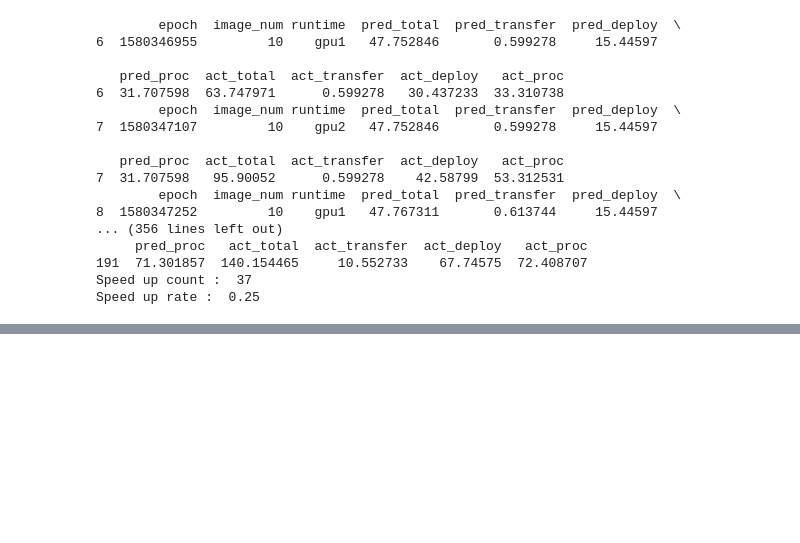
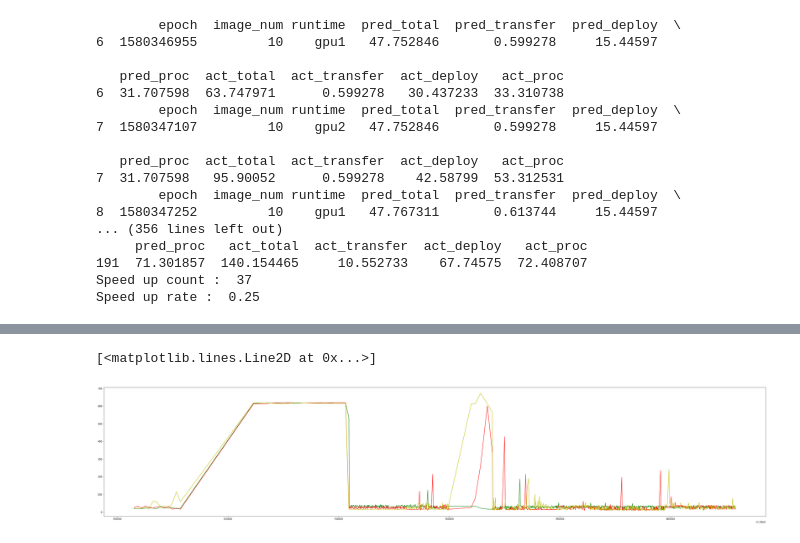
Before and after one commit to Heronalps/STOIC, a Jupyter notebook: jupyter/Scheduling Analysis.ipynb, the cells around one changed output, grey strips where cells are left out. Saved outputs shown, nothing was run; the diff lists cells and outputs as text; code cells hidden in the pictures; blank space fills up the shorter version.

```diff
--- a/jupyter/Scheduling Analysis.ipynb
+++ b/jupyter/Scheduling Analysis.ipynb
@@ -144,0 +160,2 @@ df_gpu
+# %%
+df_deploy = pd.read_csv("./deployTime.csv")
@@ -144,0 +171,8 @@ df_gpu
+# %%
+plt.figure(figsize=[50, 10])
+plt.plot(df_deploy['epoch'][50:], df_deploy['cpu'][50:], "g")
+plt.plot(df_deploy['epoch'][50:], df_deploy['gpu1'][50:], "r")
+plt.plot(df_deploy['epoch'][50:], df_deploy['gpu2'][50:], "y")
+# %% [output]
+[<matplotlib.lines.Line2D at 0x...>]
+[figure, added]
```
Also changed, not shown: parts of 15 cells of this notebook, 4 other files.
